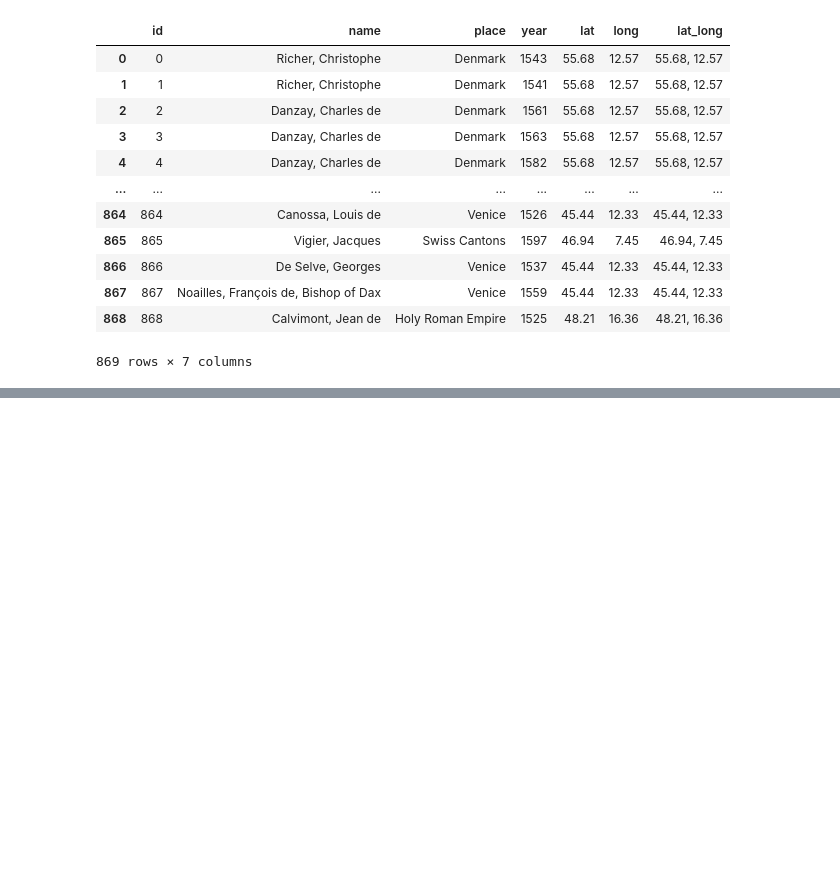
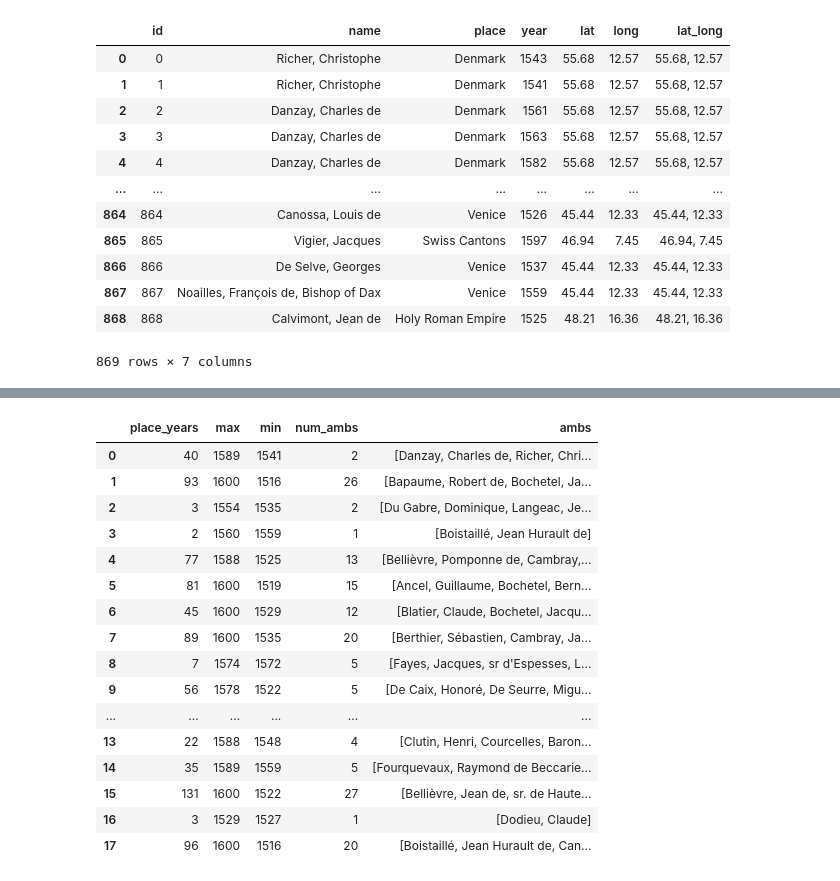
Before and after one commit to darlenerecinos/classwork, a Jupyter notebook: w6.1-df-advanced.ipynb, the cells around one changed output, grey strips where cells are left out. Drawn from its saved outputs; the diff is of its cells as text; code cells hidden in the pictures; blank space fills up the shorter version.

```diff
--- a/w6.1-df-advanced.ipynb
+++ b/w6.1-df-advanced.ipynb
@@ -85,0 +162,26 @@ df.head()
+# %%
+df.groupby(["place"]).agg(
+    place_years=("place", "count"),
+    max=("year","max"),
+    min=("year", "min"),
+    num_ambs=("name","nunique"),
+    ambs=("name", "unique")
+).reset_index(drop=True)
+# %% [output]
+|  | place_years | max | min | num_ambs | ambs |
+| 0 | 40 | 1589 | 1541 | 2 | [Danzay, Charles de, Richer, Chri... |
+| 1 | 93 | 1600 | 1516 | 26 | [Bapaume, Robert de, Bochetel, Ja... |
+| 2 | 3 | 1554 | 1535 | 2 | [Du Gabre, Dominique, Langeac, Je... |
+| 3 | 2 | 1560 | 1559 | 1 | [Boistaillé, Jean Hurault de] |
+| 4 | 77 | 1588 | 1525 | 13 | [Bellièvre, Pomponne de, Cambray,... |
+| 5 | 81 | 1600 | 1519 | 15 | [Ancel, Guillaume, Bochetel, Bern... |
+| 6 | 45 | 1600 | 1529 | 12 | [Blatier, Claude, Bochetel, Jacqu... |
+| 7 | 89 | 1600 | 1535 | 20 | [Berthier, Sébastien, Cambray, Ja... |
+| 8 | 7 | 1574 | 1572 | 5 | [Fayes, Jacques, sr d'Espesses, L... |
+| 9 | 56 | 1578 | 1522 | 5 | [De Caix, Honoré, De Seurre, Migu... |
+| ... | ... | ... | ... | ... | ... |
+| 13 | 22 | 1588 | 1548 | 4 | [Clutin, Henri, Courcelles, Baron... |
+| 14 | 35 | 1589 | 1559 | 5 | [Fourquevaux, Raymond de Beccarie... |
+| 15 | 131 | 1600 | 1522 | 27 | [Bellièvre, Jean de, sr. de Haute... |
+| 16 | 3 | 1529 | 1527 | 1 | [Dodieu, Claude] |
+| 17 | 96 | 1600 | 1516 | 20 | [Boistaillé, Jean Hurault de, Can... |
```
Also changed, not shown: parts of 6 cells of this notebook, 4 other files.
